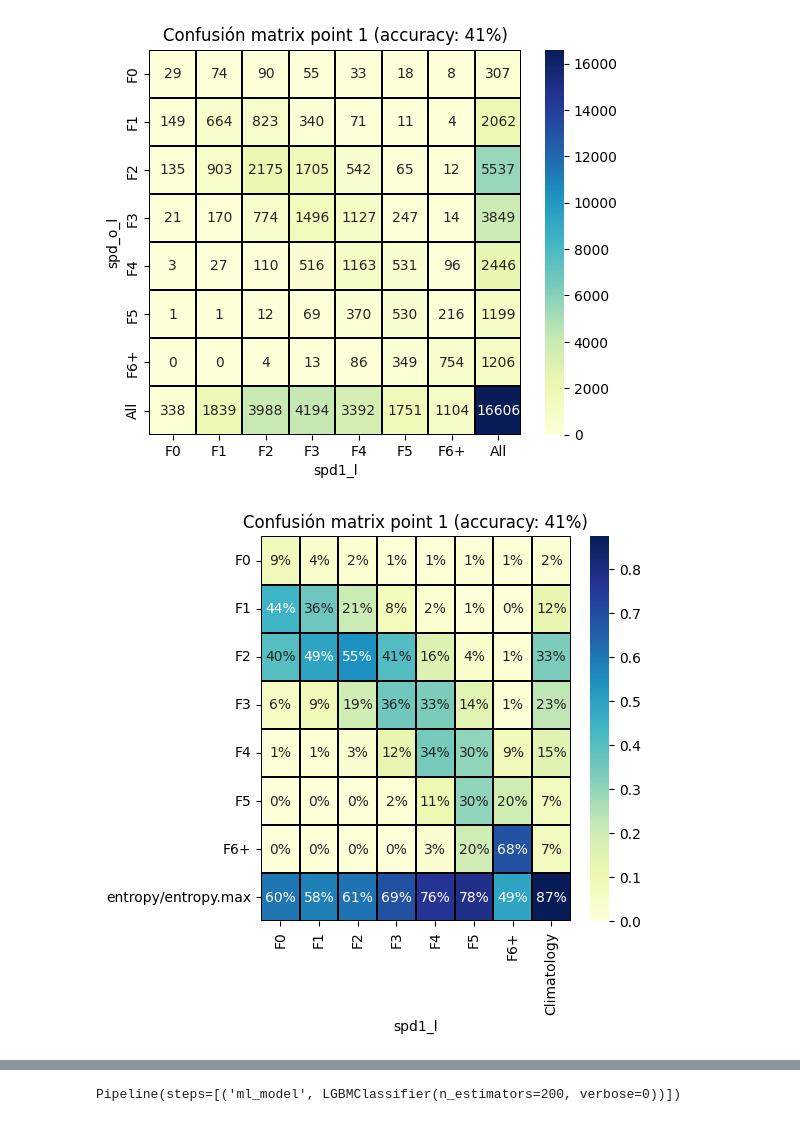
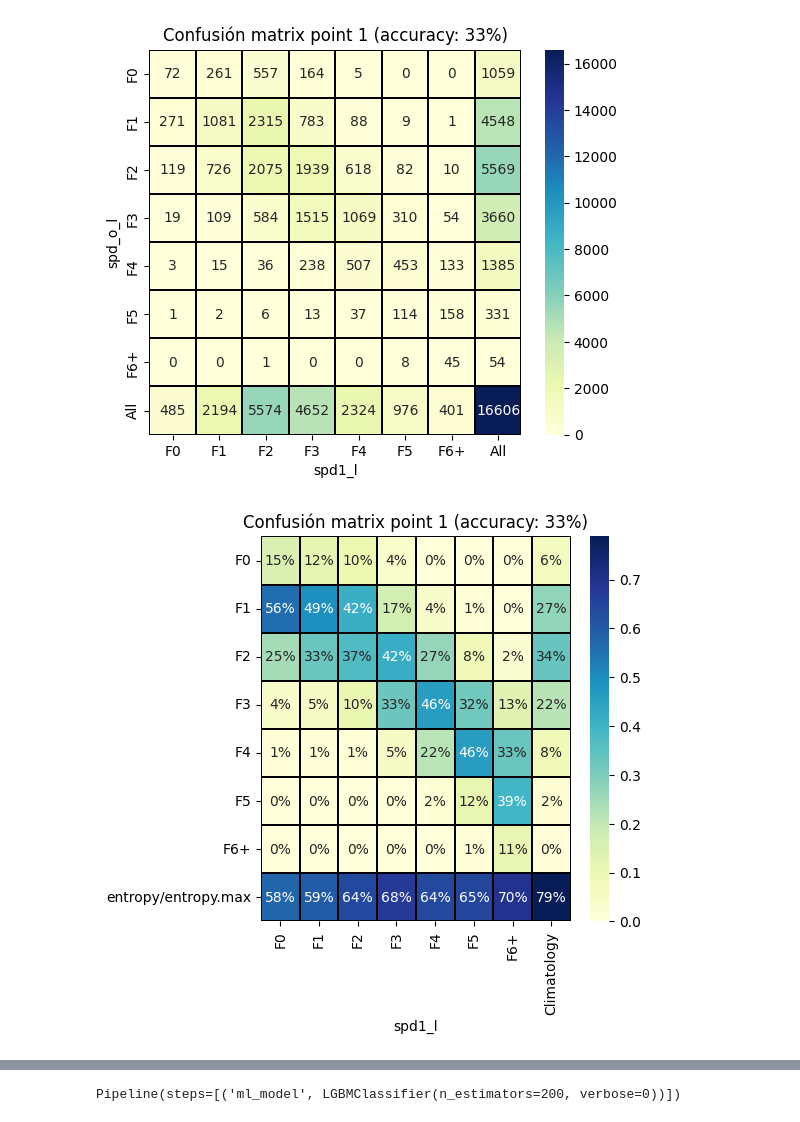
Before and after one commit to granantuin/sea-ml, a Jupyter notebook: marin/notebooks/spd_marin_d0.ipynb, the cells around one changed output, grey strips where cells are left out. Cells and saved outputs as stored; diff of their text form; code cells hidden in the pictures.

```diff
--- a/marin/notebooks/spd_marin_d0.ipynb
+++ b/marin/notebooks/spd_marin_d0.ipynb
@@ -13,7 +13,7 @@ px.scatter_mapbox(coor, hover_data=['distance'],lat='lat', lon='lon',color='dist
 # %%
 #@title Get station sample mean wind speed hour before (Beaufort)
 from pandas.core.arrays import categorical
-station = pd.read_csv("/content/drive/MyDrive/Colab Notebooks/Pontevedra_Ria/udra/input_files/udra.csv", usecols = ["time","spd_udr"],parse_dates=["time"]).set_index("time")
+station = pd.read_csv("/content/drive/MyDrive/Colab Notebooks/Pontevedra_Ria/marin/input_files/marin.csv", usecols = ["time","spd_mar"],parse_dates=["time"]).set_index("time")
 #print("raw data\n",station.head(24))
 
 #show duplicated
@@ -32,7 +32,7 @@ interval = pd.IntervalIndex.from_tuples([(-1, 0.5), (.5, 1.5), (1.5, 3.3),(3.3,5
                                      (5.5,8),(8,10.7),(10.7,13.8),(13.8,17.1),
                                      (17.1,20.7),(20.7,24.4),(24.4,28.4),(28.4,32.6),(32.6,60)])
 
-station["spd_o_l_all"] = pd.cut(station["spd_udr"], bins=interval,retbins=False,labels=labels).map({a:b for a,b in zip(interval,labels)}).astype('category')
+station["spd_o_l_all"] = pd.cut(station["spd_mar"], bins=interval,retbins=False,labels=labels).map({a:b for a,b in zip(interval,labels)}).astype('category')
 print("Climatology all")
 display((station["spd_o_l_all"].value_counts(normalize=True)*100).map('{:.3f}%'.format))
 
@@ -40,9 +40,9 @@ display((station["spd_o_l_all"].value_counts(normalize=True)*100).map('{:.3f}%'.
 labels = ["F0","F1","F2","F3","F4","F5","F6+"]
 interval = pd.IntervalIndex.from_tuples([(-1, 0.5), (.5, 1.5), (1.5, 3.3),(3.3,5.5),
                                      (5.5,8),(8,10.7),(10.7,60)])
-station["spd_o_l"] = pd.cut(station["spd_udr"], bins=interval,retbins=False,labels=labels).map({a:b for a,b in zip(interval,labels)}).astype('category')
+station["spd_o_l"] = pd.cut(station["spd_mar"], bins=interval,retbins=False,labels=labels).map({a:b for a,b in zip(interval,labels)}).astype('category')
 print("Climatology selected")
 display((station["spd_o_l"].value_counts(normalize=True)*100).map('{:.3f}%'.format))
-station = station.drop(["spd_udr","spd_o_l_all"],axis=1)
+station = station.drop(["spd_mar","spd_o_l_all"],axis=1)
 # %% [output]
 Climatology all
@@ -79,7 +79,7 @@ import math
 from scipy.stats import entropy
 
 # get model
-met_model = pd.read_csv("/content/drive/MyDrive/Colab Notebooks/Pontevedra_Ria/udra/input_files/lat42.34lon-8.834p3R1KmD0.csv",parse_dates=["time"]).drop(columns=["Unnamed: 0"]).set_index("time")
+met_model = pd.read_csv("/content/drive/MyDrive/Colab Notebooks/Pontevedra_Ria/marin/input_files/lat42.4lon-8.7p3R1KmD0.csv",parse_dates=["time"]).drop(columns=["Unnamed: 0"]).set_index("time")
 met_model.drop_duplicates()
 df_all = pd.concat([station,met_model],axis=1).dropna()
 df_all.info()
@@ -166,2 +166,2 @@ memory usage: 9.6 MB
-[figure, old version]
+[figure, new version]
-[figure, old version]
+[figure, new version]
```
Also changed, not shown: parts of 5 cells of this notebook, 2 other files.
